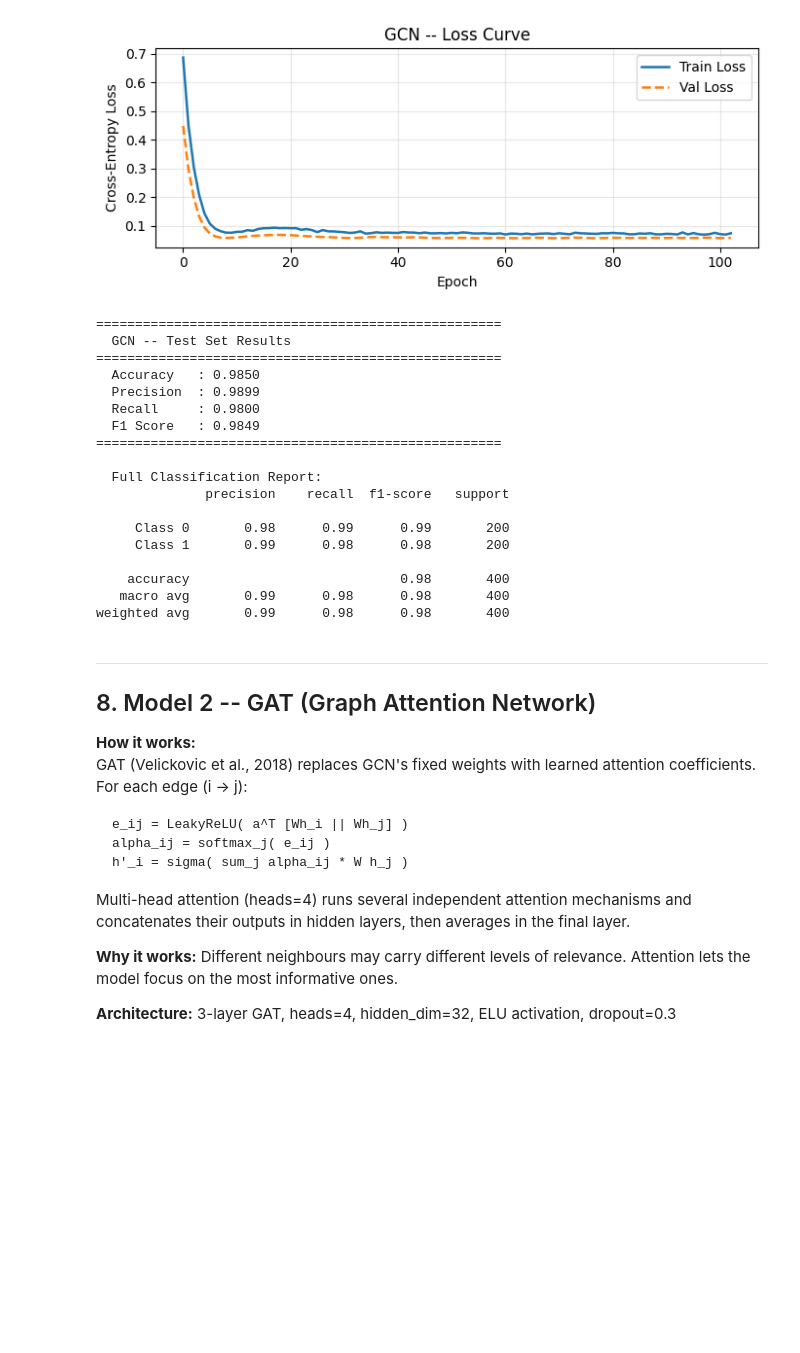
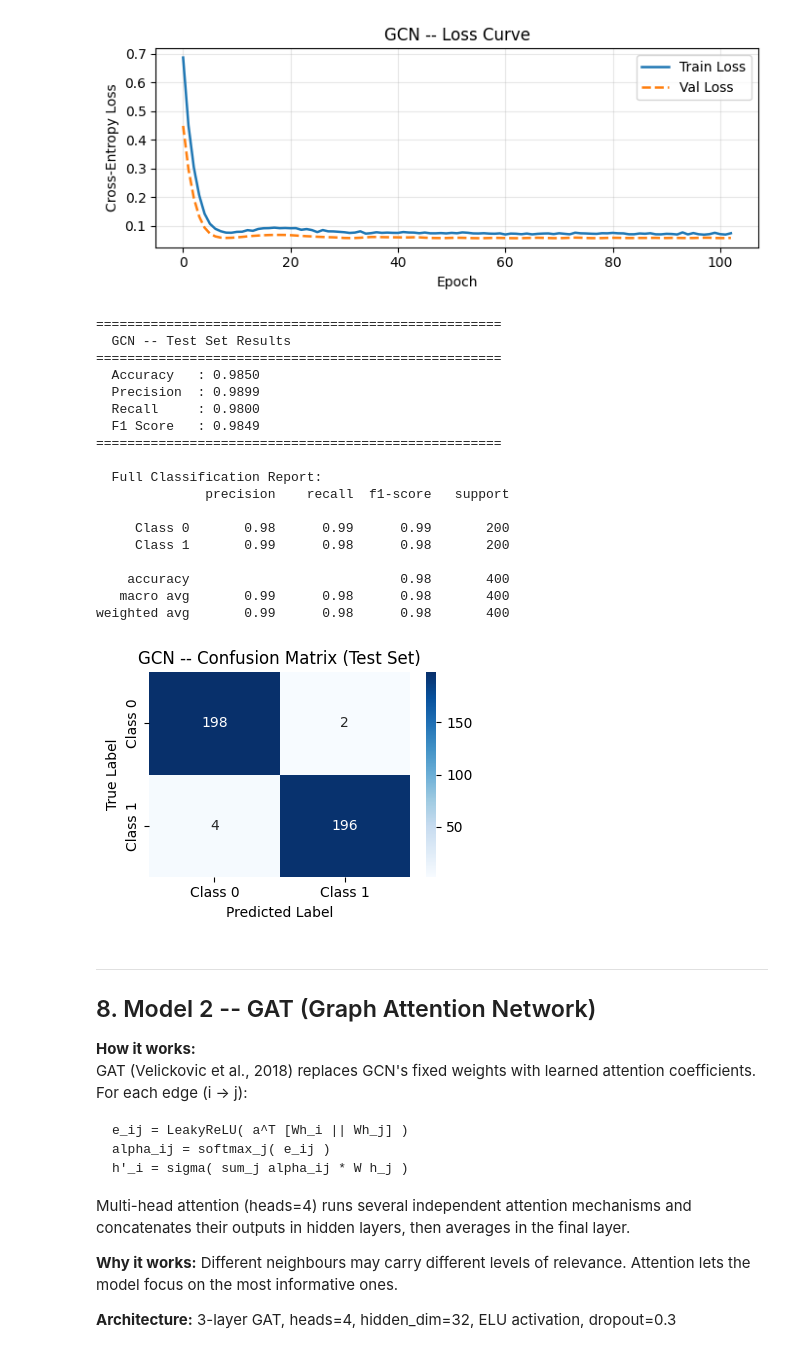
Before and after one commit to saideepaksana/Fraud-Analytics, a Jupyter notebook: Assignment1/GNN_Assignment_Final.ipynb, the cells around one changed output. Cells and saved outputs as stored; diff of their text form; code cells hidden in the pictures; blank space fills up the shorter version.

```diff
--- a/Assignment1/GNN_Assignment_Final.ipynb
+++ b/Assignment1/GNN_Assignment_Final.ipynb
@@ -367,7 +376,7 @@ def print_metrics(model_name, model, data):
     print(classification_report(labels, preds,
                                 target_names=['Class 0', 'Class 1'],
                                 zero_division=0))
-    return acc, prec, rec, f1
+    return acc, prec, rec, f1, labels, preds
 
 
 def plot_loss(history, title):
@@ -383,6 +392,20 @@ def plot_loss(history, title):
     plt.show()
 
 
+def plot_confusion_matrix(labels, preds, model_name):
+    """Plot a nicely formatted confusion matrix."""
+    cm = confusion_matrix(labels, preds)
+    plt.figure(figsize=(4, 3))
+    sns.heatmap(cm, annot=True, fmt='d', cmap='Blues',
+                xticklabels=['Class 0', 'Class 1'],
+                yticklabels=['Class 0', 'Class 1'])
+    plt.title(f'{model_name} -- Confusion Matrix (Test Set)')
+    plt.ylabel('True Label')
+    plt.xlabel('Predicted Label')
+    plt.tight_layout()
+    plt.show()
+
+
 criterion = nn.CrossEntropyLoss()
 print("Helper functions ready.")
 # %% [output]
@@ -451,26 +476,28 @@ Training GCN...
     Early stopping at epoch 103 (best val loss: 0.0564)
 [figure]
 # %%
-gcn_acc, gcn_prec, gcn_rec, gcn_f1 = print_metrics('GCN', gcn_model, data)
+gcn_acc, gcn_prec, gcn_rec, gcn_f1, gcn_labels, gcn_preds = print_metrics('GCN', gcn_model, data)
+plot_confusion_matrix(gcn_labels, gcn_preds, 'GCN')
 # %% [output]
 ====================================================
   GCN -- Test Set Results
 ====================================================
   Accuracy   : 0.9850
   Precision  : 0.9899
   Recall     : 0.9800
   F1 Score   : 0.9849
 ====================================================
 
   Full Classification Report:
               precision    recall  f1-score   support
 
      Class 0       0.98      0.99      0.99       200
      Class 1       0.99      0.98      0.98       200
 
     accuracy                           0.98       400
    macro avg       0.99      0.98      0.98       400
 weighted avg       0.99      0.98      0.98       400
+[figure, added]
 # %% [markdown]
 ---
 ## 8. Model 2 -- GAT (Graph Attention Network)
```
Also changed, not shown: parts of 20 cells of this notebook.
